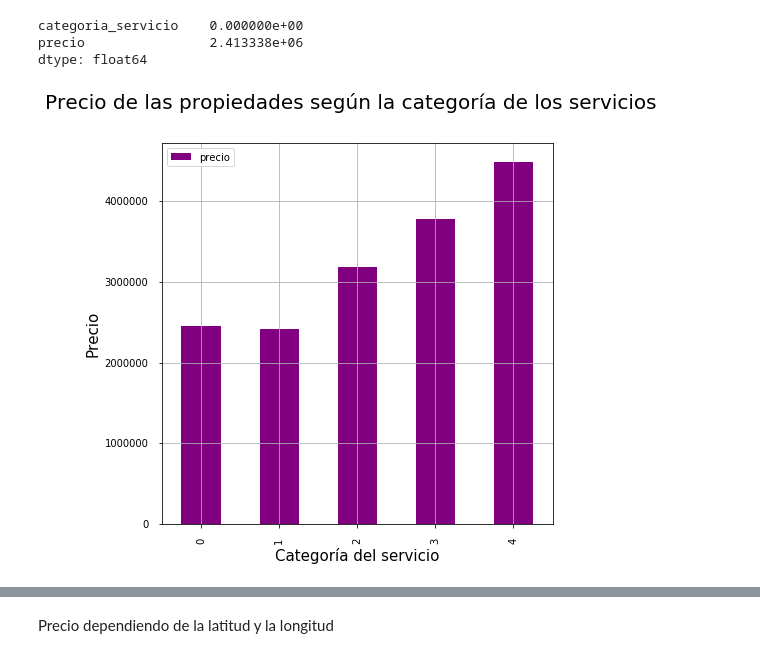
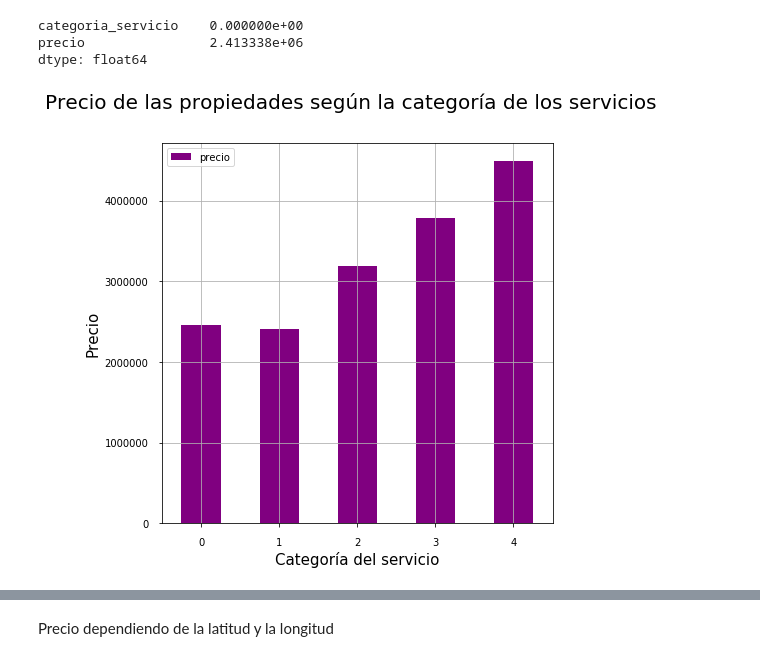
Before and after one commit to lorenzolgz/orgadatostp1, a Jupyter notebook: Análisis_Ailu.ipynb, the cells around one changed output, grey strips where cells are left out. Drawn from its saved outputs; the diff is of its cells as text; code cells hidden in the pictures.

```diff
--- a/Análisis_Ailu.ipynb
+++ b/Análisis_Ailu.ipynb
@@ -434,16 +434,15 @@ dtype: float64
 # %%
 fig, ax1 = plt.subplots() # prepara un gráfico de matplotlib
 serviciovsprecio_df.plot("categoria_servicio", "precio", kind="bar", ax=ax1, figsize=(7,7), color='purple')
 
 # realiza ajustes al gráfico con matplotlib:
 ax1.grid()
 ax1.set_ylabel("Precio", fontsize=15)
 ax1.set_xlabel("Categoría del servicio", fontsize=15)
-ax1.tick_params(labelsize=10, pad=10)
-ax1.x
+ax1.tick_params(labelsize=10, pad=10, rotation=0)
 fig.suptitle('Precio de las propiedades según la categoría de los servicios', fontsize=20)
 
 plt.savefig('/home/ailen-magali/Documentos/precio_por_categorias.png', bbox_inches = 'tight', pad_inches = 0.1)
 # %% [output]
-[figure, old version]
+[figure, new version]
 # %%
```
Also changed, not shown: parts of 3 cells of this notebook.
